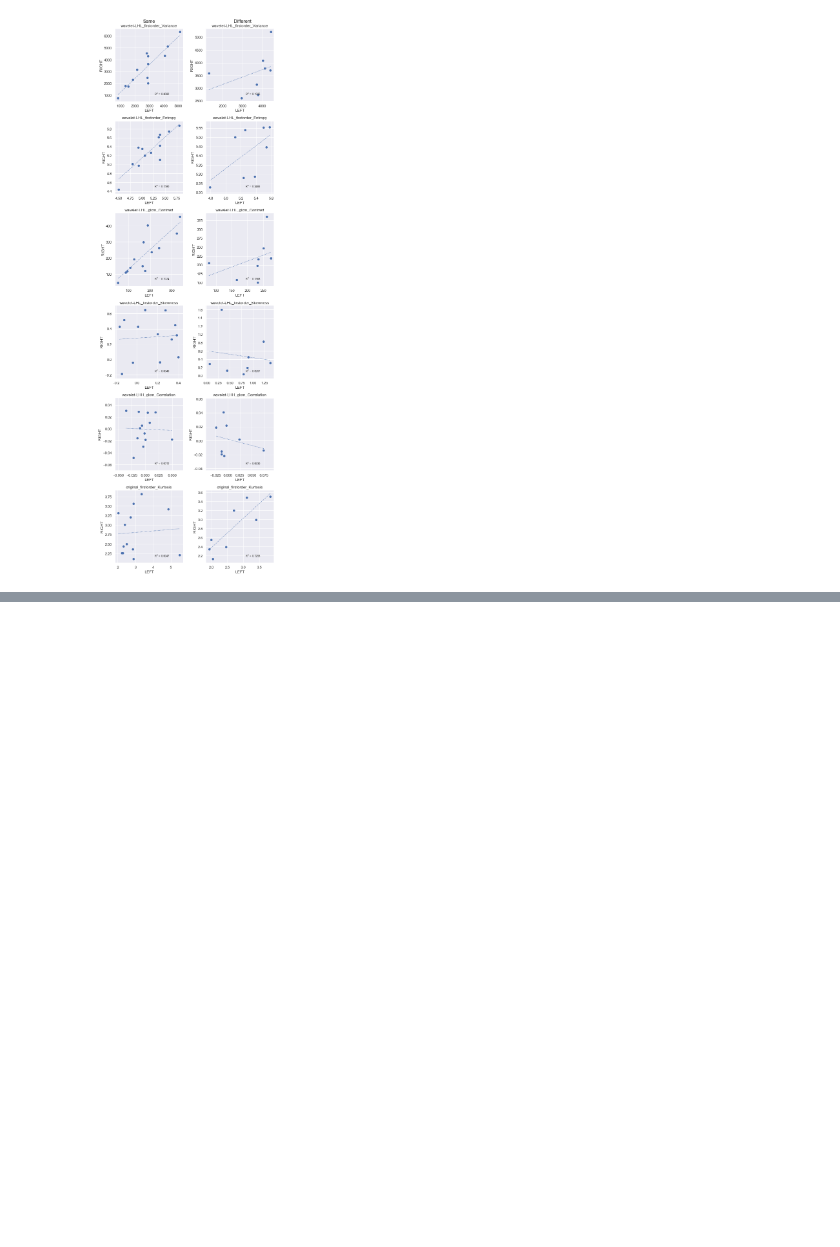
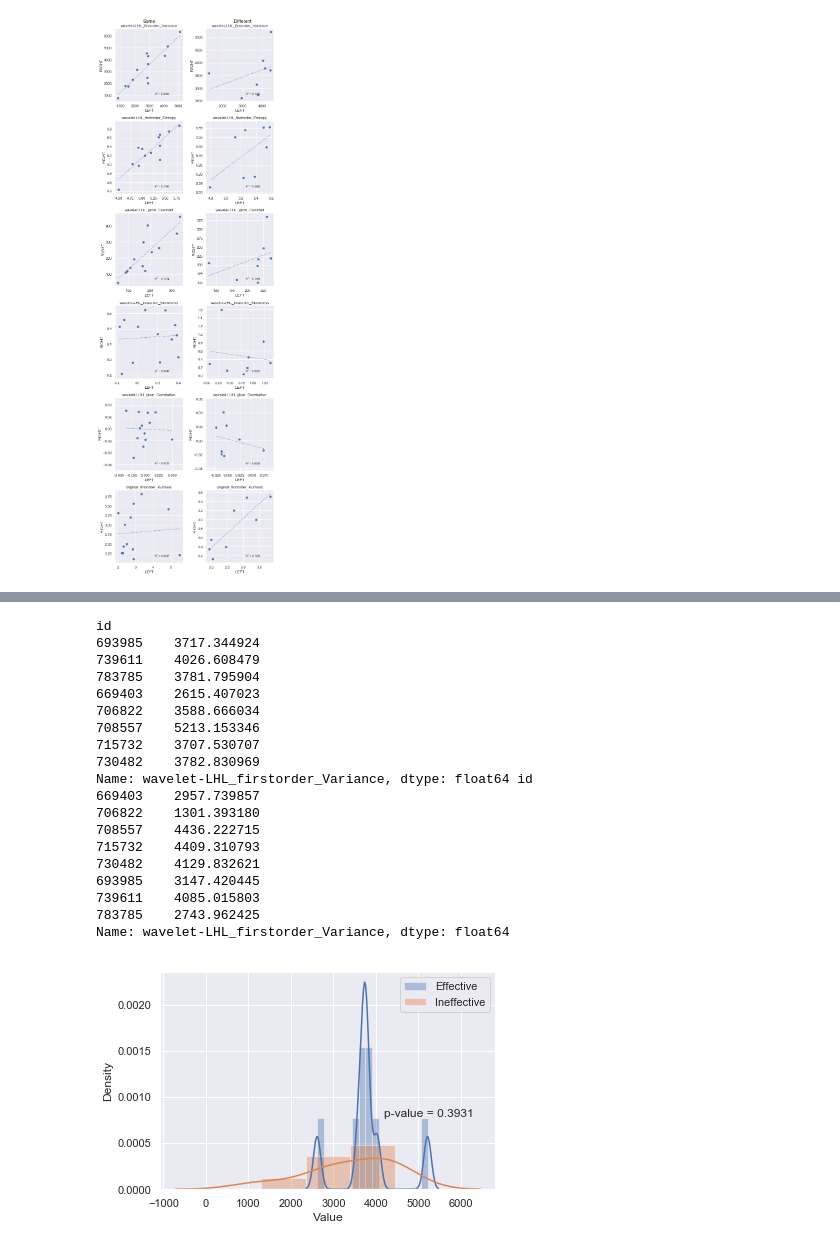
Before and after one commit to KiyoshiMu/Edema-Prediction, a Jupyter notebook: bilateral_img.ipynb, the cells around one changed output, grey strips where cells are left out. Saved outputs shown, nothing was run; the diff lists cells and outputs as text; code cells hidden in the pictures; blank space fills up the shorter version.

```diff
--- a/bilateral_img.ipynb
+++ b/bilateral_img.ipynb
@@ -236,14 +236,15 @@ def distance_whole_pipe(x_left, x_right, pkl_p='data/adjust_ratio.pkl'):
     outgroup_distance = outgroup_distance_whole(g_left, g_right, ratio, ingroup_distance)
     plot_distance_whole(ingroup_distance, outgroup_distance)
 # %%
-def plot_distance_whole(in_one, in_diff, name='pics/figure5.png'):
+def plot_distance_whole(in_one, in_diff, name='pics/figure5.png', l_first="in One Patient",
+                       l_second='in Different Patients', xlabel='Distance of Radiomics Image Features'):
     fig, ax = plt.subplots()
-    sns.distplot(in_one, label="in One Patient")
-    sns.distplot(in_diff, label='in Different Patients')
+    sns.distplot(in_one, label=l_first)
+    sns.distplot(in_diff, label=l_second)
     p_val = ttest_ind(in_one, in_diff)[1]
     ax.text(0.8, 0.35, "p-value = {:.4f}".format(p_val), horizontalalignment='center',
             verticalalignment='center',transform = ax.transAxes, fontsize="medium")
-    plt.xlabel('Distance of Radiomics Image Features')
+    plt.xlabel(xlabel)
     plt.ylabel('Density')
     plt.legend()
     plt.savefig(name, dpi=300, bbox_inches="tight")
@@ -314,3 +317,13 @@ def show_peculiarity(pec_dict):
+# %%
+def one_feature(comparison, x_left, x_right, y_left, y_right, feature):
+    different = comparison.loc[comparison['over_same'] != True].index
+    g_y = y_left.loc[different].append(y_right.loc[different])
+    g_x = x_left.loc[different].append(x_right.loc[different])
+    g1 = g_x.loc[g_y['effectiveness'] == True, feature]
+    g2 = g_x.loc[g_y['effectiveness'] == False, feature]
+    print(g1, g2)
+    plot_distance_whole(g1, g2, name='pics/figure7.png', l_first="Effective",
+                       l_second='Ineffective', xlabel='Value')
 # %%
 show_peculiarity(peculiarity)
 # %% [output]
@@ -318,0 +346,23 @@ different
+# %%
+one_feature(comparison, x_left, x_right, y_left, y_right, 'wavelet-LHL_firstorder_Variance')
+# %% [output]
+id
+693985    3717.344924
+739611    4026.608479
+783785    3781.795904
+669403    2615.407023
+706822    3588.666034
+708557    5213.153346
+715732    3707.530707
+730482    3782.830969
+Name: wavelet-LHL_firstorder_Variance, dtype: float64 id
+669403    2957.739857
+706822    1301.393180
+708557    4436.222715
+715732    4409.310793
+730482    4129.832621
+693985    3147.420445
+739611    4085.015803
+783785    2743.962425
+Name: wavelet-LHL_firstorder_Variance, dtype: float64
+[figure, added]
```
Also changed, not shown: parts of 2 cells of this notebook, 3 other files.
